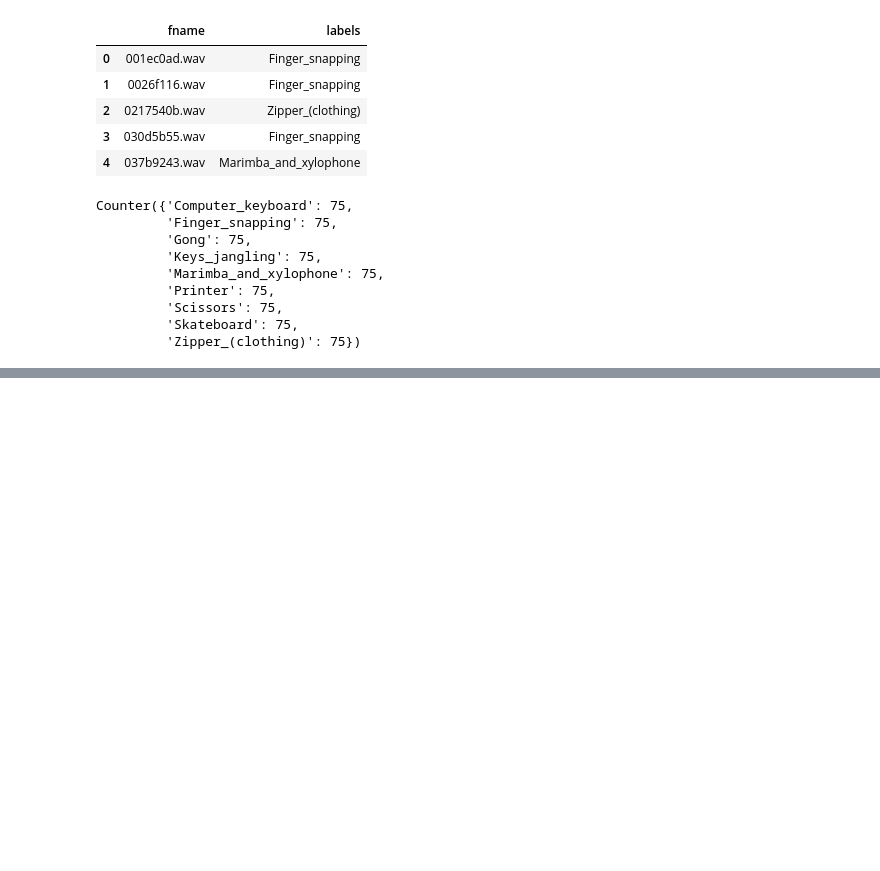
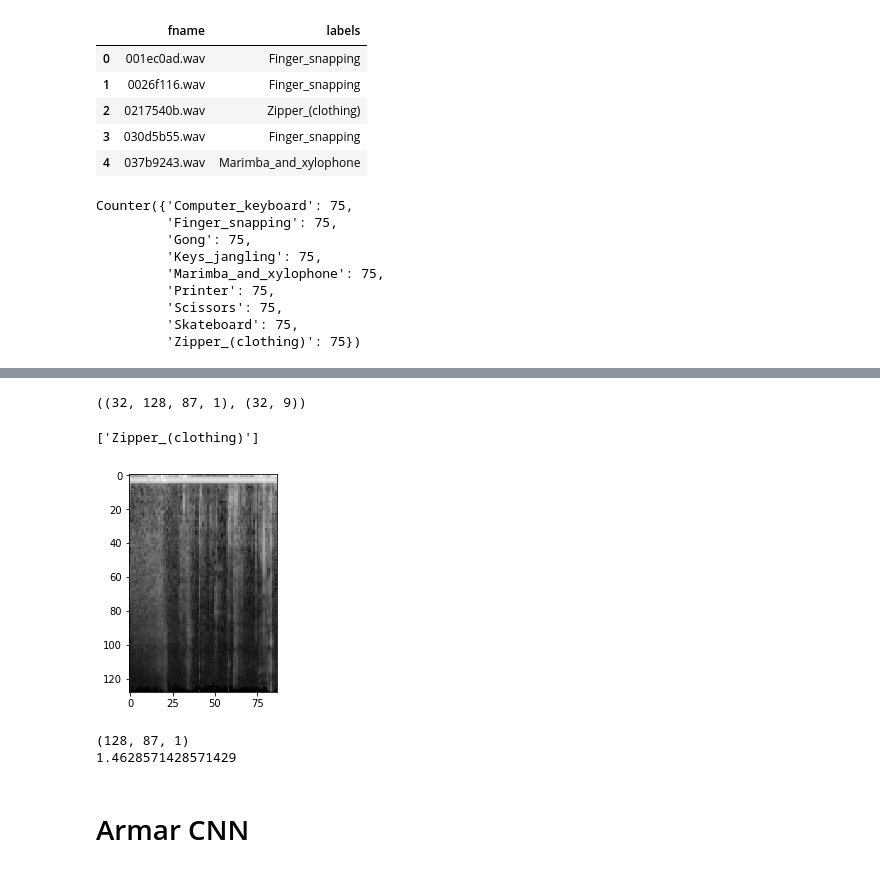
Before and after one commit to deeplearning-itba/FAT2019-Reducida, a Jupyter notebook: ITBA_AUDIO_Classification.ipynb, the cells around one changed output, grey strips where cells are left out. Cells and saved outputs as stored; diff of their text form; code cells hidden in the pictures; blank space fills up the shorter version.

Commit message:
Armar CNN

```diff
--- a/ITBA_AUDIO_Classification.ipynb
+++ b/ITBA_AUDIO_Classification.ipynb
@@ -61,3 +71,7 @@ Counter({'Computer_keyboard': 75,
          'Scissors': 75,
          'Skateboard': 75,
          'Zipper_(clothing)': 75})
+# %%
+# Nos quedamos con las categorías
+categories = np.array(list(set(annotations['labels'])))
+print(categories)
@@ -68,2 +98,0 @@ Using TensorFlow backend.
-# %%
-categories = list(set(annotations['labels']))
@@ -105,0 +128,19 @@ dataGen_val_mel = DataGeneratorMel(X_train[indexes[tr_cut:]], y_train[indexes[tr
+# %%
+X_mel.shape, y_mel.shape
+# %% [output]
+((32, 128, 87, 1), (32, 9))
+# %%
+# Visualización de salida de generator
+i = 3
+print(categories[np.where(y_mel[i]==1)[0]])
+plt.imshow(X_mel[i].reshape(X_mel[i].shape[:2]), cmap='gray')
+plt.show()
+print(X_mel[i].shape)
+print(63 * hop_length / sample_rate)
+# %% [output]
+['Zipper_(clothing)']
+[figure, added]
+(128, 87, 1)
+1.4628571428571429
+# %% [markdown]
+# Armar CNN
```
Also changed, not shown: parts of 15 cells of this notebook.
